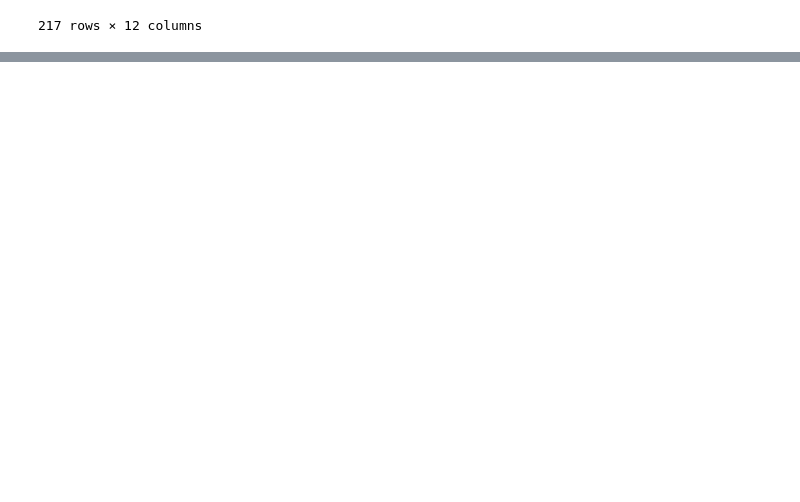
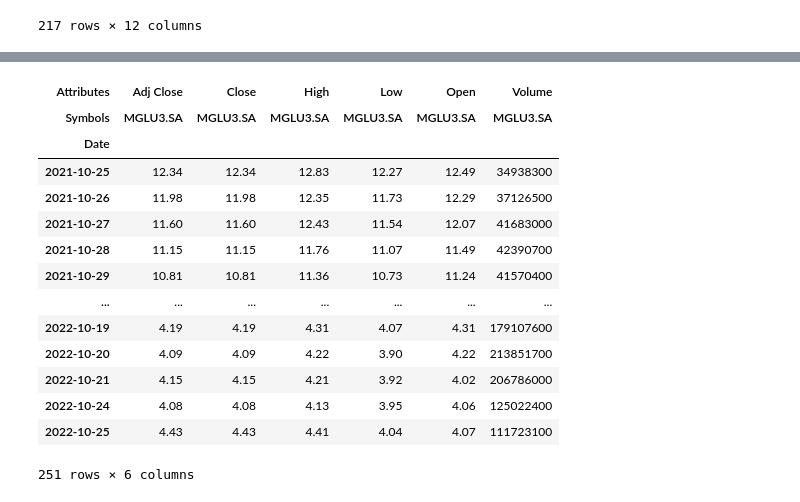
Before and after one commit to WallisonSantos/AppPy, a Jupyter notebook: aula_0.ipynb, the cells around one changed output, grey strips where cells are left out. Drawn from its saved outputs; the diff is of its cells as text; code cells hidden in the pictures; blank space fills up the shorter version.

```diff
--- a/aula_0.ipynb
+++ b/aula_0.ipynb
@@ -225,0 +227,24 @@ menor_que_35.head()
+# %%
+indices = ['MGLU3.SA']
+
+hoje = datetime.now()
+um_ano_atras = hoje - timedelta(days=366)
+
+dados_mercado_financeiro = pdr.get_data_yahoo(indices, start=um_ano_atras, end=hoje)
+dados_mercado_financeiro
+# %% [output]
+| Attributes | Adj Close | Close | High | Low | Open | Volume |
+| Symbols | MGLU3.SA | MGLU3.SA | MGLU3.SA | MGLU3.SA | MGLU3.SA | MGLU3.SA |
+| Date |  |  |  |  |  |  |
+| 2021-10-25 | 12.34 | 12.34 | 12.83 | 12.27 | 12.49 | 34938300 |
+| 2021-10-26 | 11.98 | 11.98 | 12.35 | 11.73 | 12.29 | 37126500 |
+| 2021-10-27 | 11.60 | 11.60 | 12.43 | 11.54 | 12.07 | 41683000 |
+| 2021-10-28 | 11.15 | 11.15 | 11.76 | 11.07 | 11.49 | 42390700 |
+| 2021-10-29 | 10.81 | 10.81 | 11.36 | 10.73 | 11.24 | 41570400 |
+| ... | ... | ... | ... | ... | ... | ... |
+| 2022-10-19 | 4.19 | 4.19 | 4.31 | 4.07 | 4.31 | 179107600 |
+| 2022-10-20 | 4.09 | 4.09 | 4.22 | 3.90 | 4.22 | 213851700 |
+| 2022-10-21 | 4.15 | 4.15 | 4.21 | 3.92 | 4.02 | 206786000 |
+| 2022-10-24 | 4.08 | 4.08 | 4.13 | 3.95 | 4.06 | 125022400 |
+| 2022-10-25 | 4.43 | 4.43 | 4.41 | 4.04 | 4.07 | 111723100 |
+251 rows × 6 columns
```
Also changed, not shown: parts of 8 cells of this notebook.
